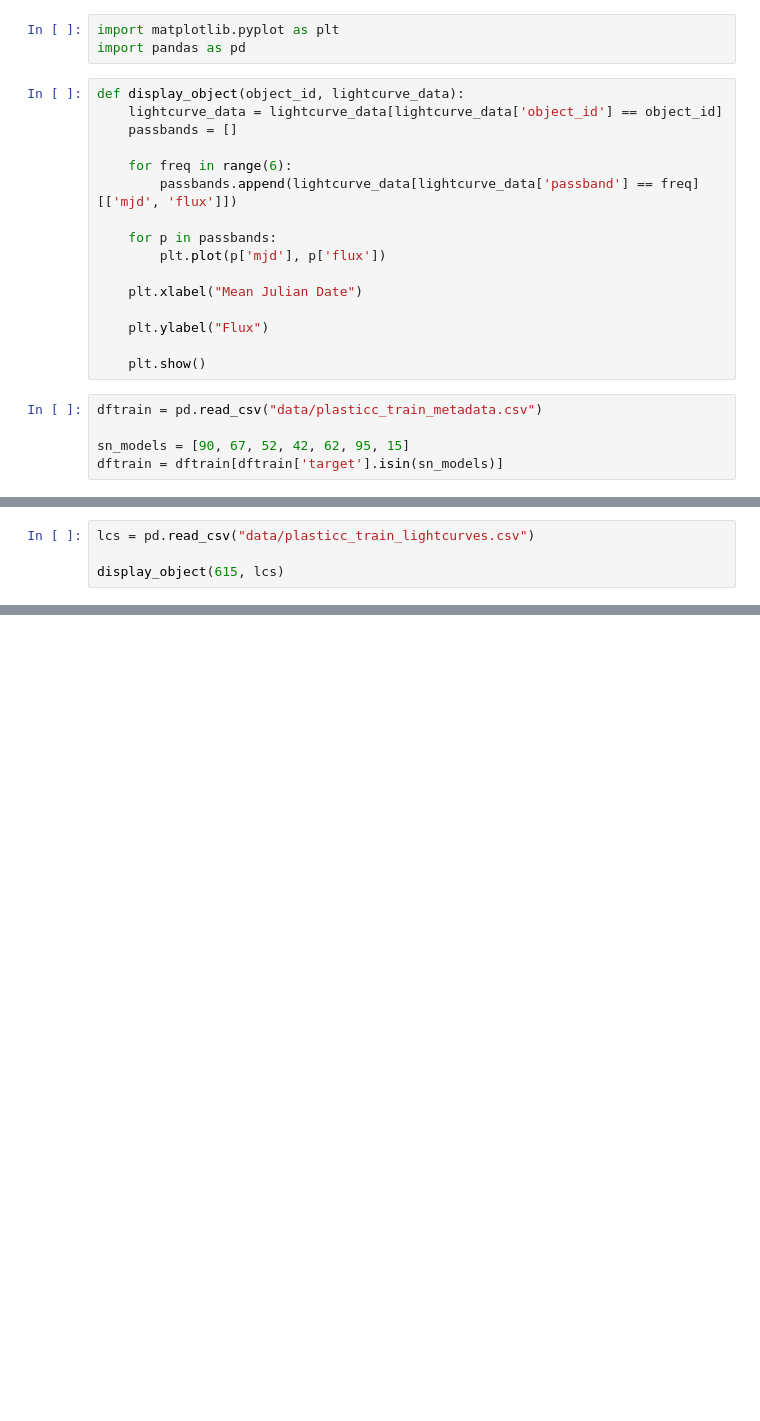
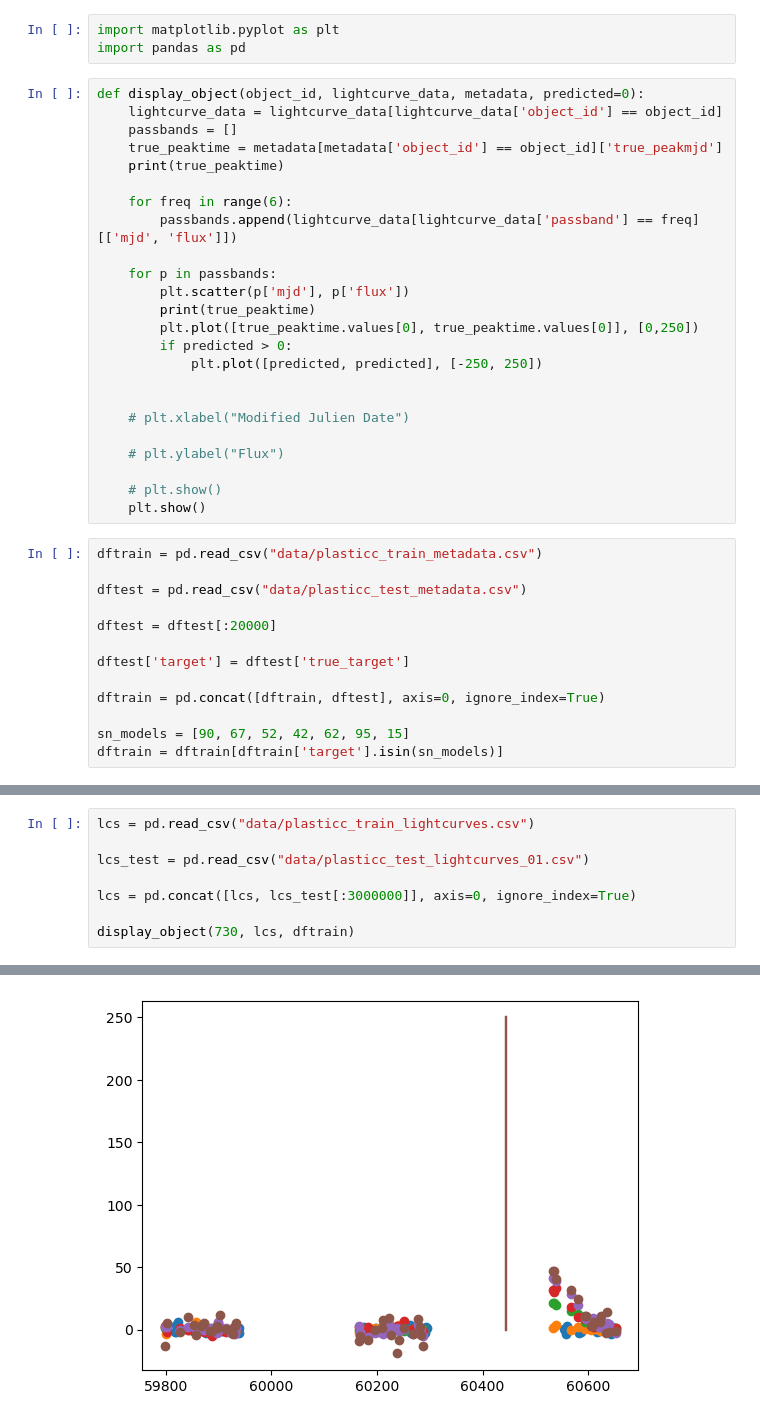
Before and after one commit to JoeDoyle12/simulatedvsobserved, a Jupyter notebook: test_display.ipynb, the cells around one changed output, grey strips where cells are left out. Drawn from its saved outputs; the diff is of its cells as text; blank space fills up the shorter version.

```diff
--- a/test_display.ipynb
+++ b/test_display.ipynb
@@ -2,23 +2,39 @@
 import matplotlib.pyplot as plt
 import pandas as pd
 # %%
-def display_object(object_id, lightcurve_data):
+def display_object(object_id, lightcurve_data, metadata, predicted=0):
     lightcurve_data = lightcurve_data[lightcurve_data['object_id'] == object_id]
     passbands = []
+    true_peaktime = metadata[metadata['object_id'] == object_id]['true_peakmjd']
+    print(true_peaktime)
 
     for freq in range(6):
         passbands.append(lightcurve_data[lightcurve_data['passband'] == freq][['mjd', 'flux']])
 
     for p in passbands:
-        plt.plot(p['mjd'], p['flux'])
+        plt.scatter(p['mjd'], p['flux'])
+        print(true_peaktime)
+        plt.plot([true_peaktime.values[0], true_peaktime.values[0]], [0,250])
+        if predicted > 0:
+            plt.plot([predicted, predicted], [-250, 250])
 
-    plt.xlabel("Mean Julian Date")
 
-    plt.ylabel("Flux")
+    # plt.xlabel("Modified Julien Date")
 
+    # plt.ylabel("Flux")
+
+    # plt.show()
     plt.show()
 # %%
 dftrain = pd.read_csv("data/plasticc_train_metadata.csv")
 
+dftest = pd.read_csv("data/plasticc_test_metadata.csv")
+
+dftest = dftest[:20000]
+
+dftest['target'] = dftest['true_target']
+
+dftrain = pd.concat([dftrain, dftest], axis=0, ignore_index=True)
+
 sn_models = [90, 67, 52, 42, 62, 95, 15]
 dftrain = dftrain[dftrain['target'].isin(sn_models)]
@@ -25,4 +57,9 @@ dftrain = dftrain[dftrain['target'].isin(sn_models)]
 # %%
 lcs = pd.read_csv("data/plasticc_train_lightcurves.csv")
 
-display_object(615, lcs)
+lcs_test = pd.read_csv("data/plasticc_test_lightcurves_01.csv")
+
+lcs = pd.concat([lcs, lcs_test[:3000000]], axis=0, ignore_index=True)
+
+display_object(730, lcs, dftrain)
+# %% [output]
@@ -28,0 +80 @@ display_object(615, lcs)
+[figure, added]
```
Also changed, not shown: parts of 10 cells of this notebook, 1 other file.
